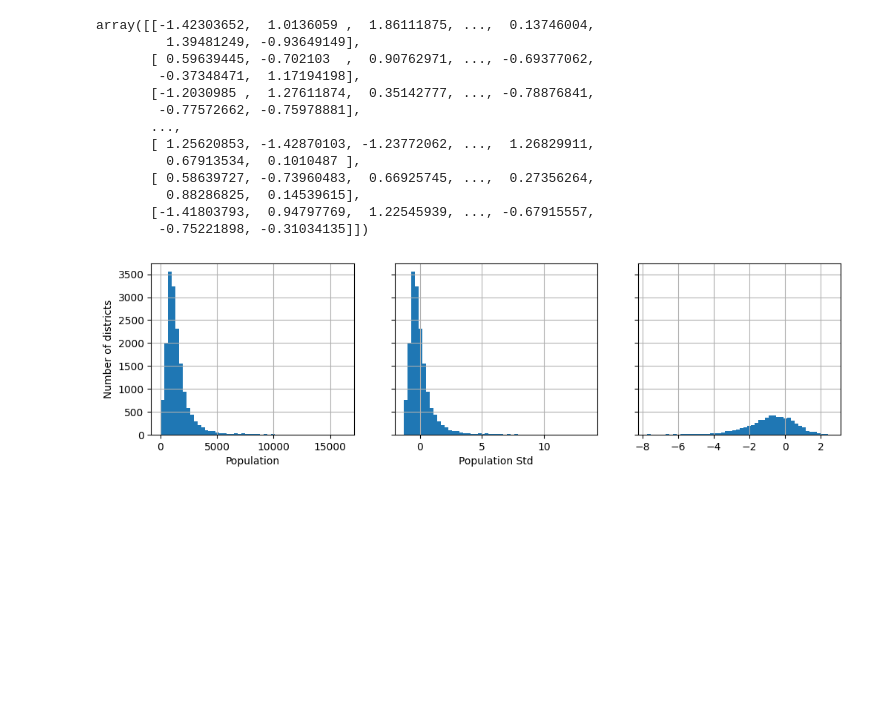
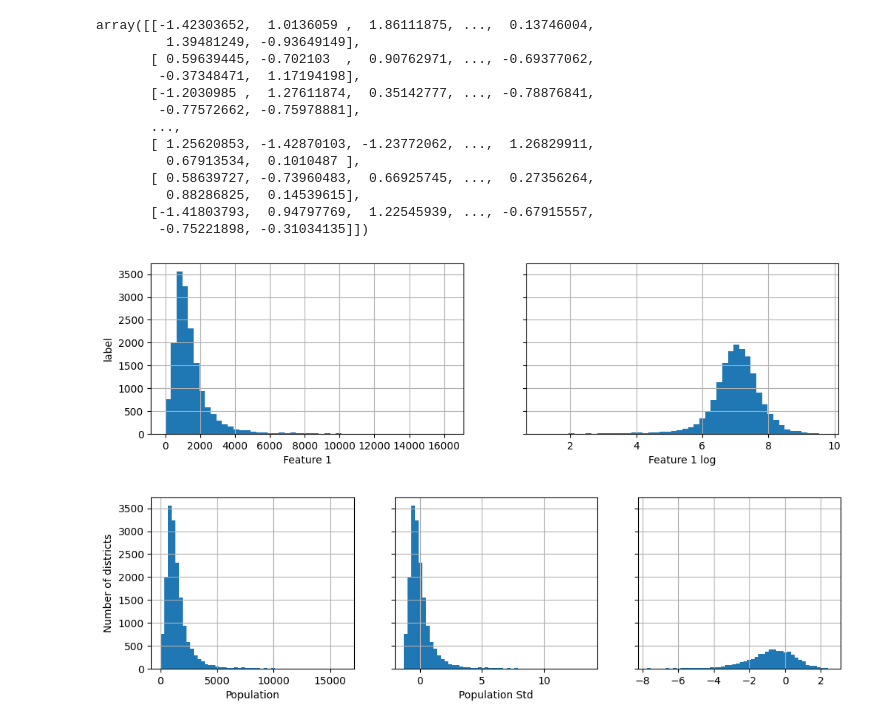
Before and after one commit to marcinsawinski/UEP_KIE_ML_LAB_PROG, a Jupyter notebook: 02_housing_solution.ipynb, the cells around one changed output. Saved outputs shown, nothing was run; the diff lists cells and outputs as text; code cells hidden in the pictures; blank space fills up the shorter version.

```diff
--- a/02_housing_solution.ipynb
+++ b/02_housing_solution.ipynb
@@ -661,6 +523,16 @@ array([[-1.42303652,  1.0136059 ,  1.86111875, ...,  0.13746004,
         -0.75221898, -0.31034135]])
 # %%
 housing2 = pd.DataFrame(housing_num_std_scaled, columns=housing_num.columns, index=housing_num.index)
+# %%
+fig, axs = plt.subplots(1, 2, figsize=(12, 3), sharey=True)
+housing["population"].hist(ax=axs[0], bins=50)
+housing["population"].apply(np.log).hist(ax=axs[1], bins=50)
+axs[0].set_xlabel("Feature 1")
+axs[1].set_xlabel("Feature 1 log")
+axs[0].set_ylabel("label")
+plt.show()
+# %% [output]
+[figure, added]
 # %%
 fig, axs = plt.subplots(1, 3, figsize=(12, 3), sharey=True)
 housing["population"].hist(ax=axs[0], bins=50)
```
Also changed, not shown: parts of 20 cells of this notebook, 1 other file.
